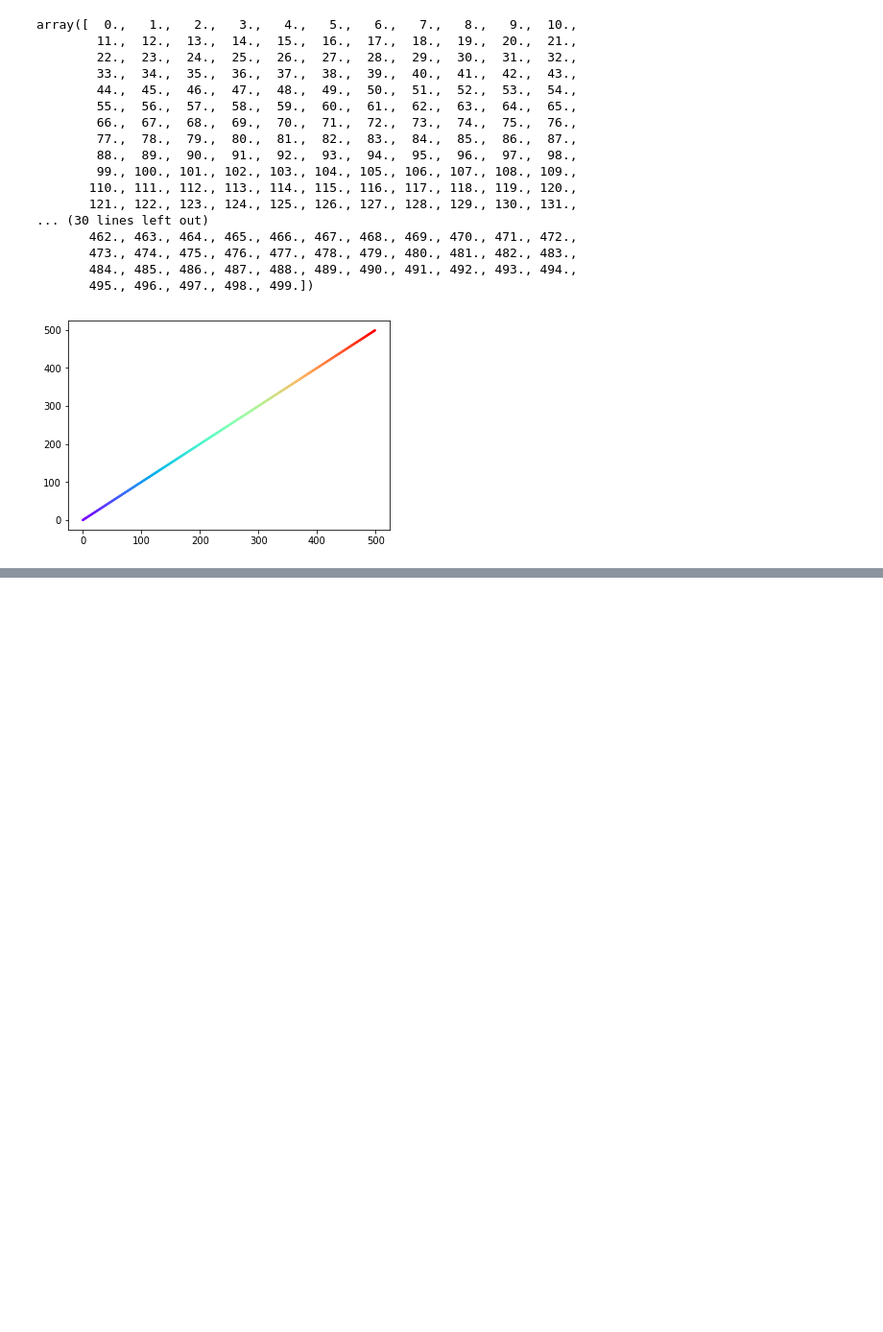
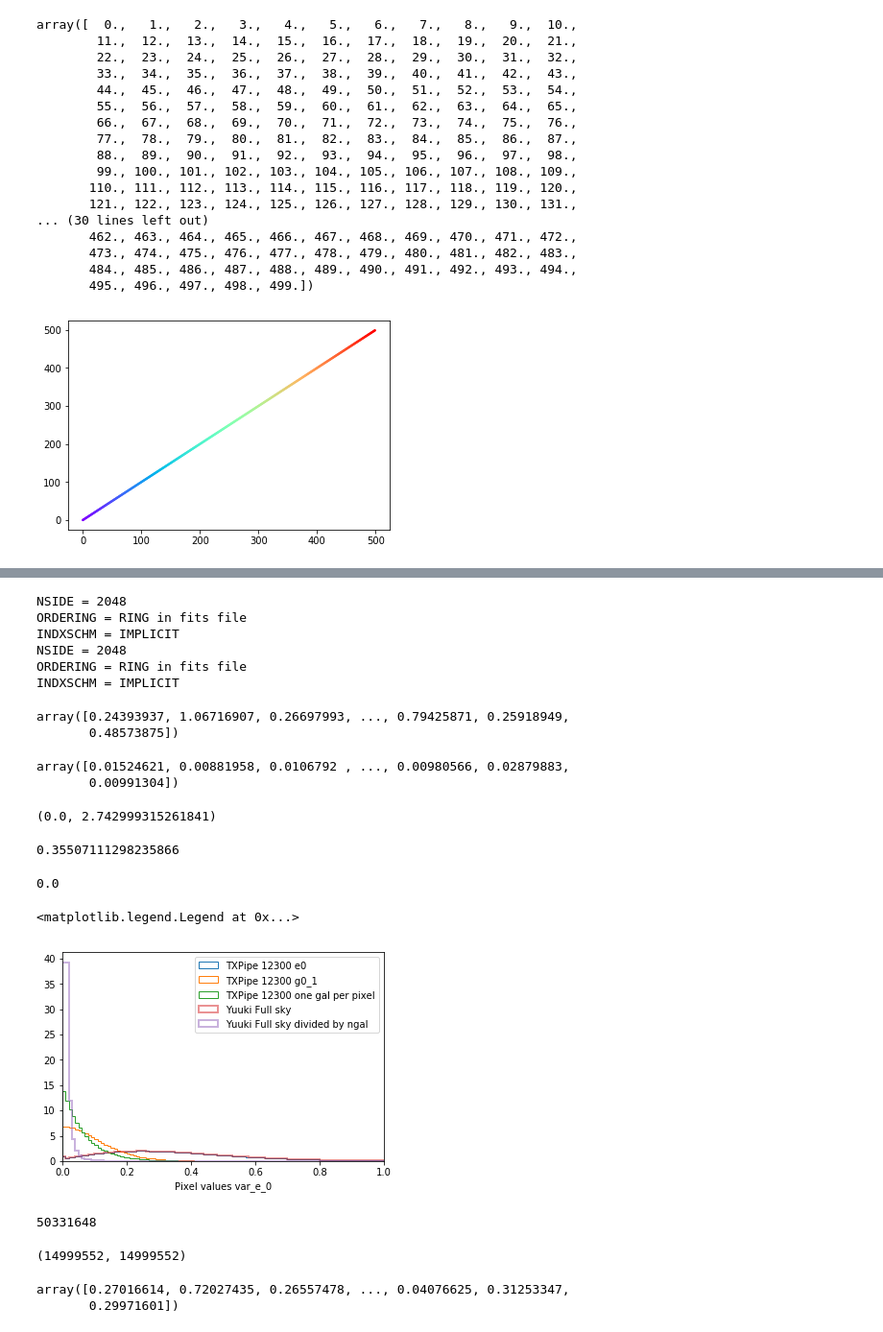
Before and after one commit to LSSTDESC/txpipe-cosmodc2, a Jupyter notebook: notebooks/CheckTXPipeOutputs.ipynb, the cells around one changed output, grey strips where cells are left out. Shown at 96% size. Saved outputs shown, nothing was run; the diff lists cells and outputs as text; code cells hidden in the pictures; blank space fills up the shorter version.

```diff
--- a/notebooks/CheckTXPipeOutputs.ipynb
+++ b/notebooks/CheckTXPipeOutputs.ipynb
@@ -239,0 +310,3 @@ sc = plt.scatter(ra, dec, c=patch, cmap=cm, s=2, vmin=0)
+# %%
+vals = ms['maps/var_e_0']['value'][:]
+vals_g1 = ms['maps/var_g1_0']['value'][:]
@@ -239,0 +346,58 @@ sc = plt.scatter(ra, dec, c=patch, cmap=cm, s=2, vmin=0)
+# %%
+m_yuuki = hp.read_map('/global/cscratch1/sd/jprat/vmap_0.npy')
+m_yuuki_dngal = hp.read_map('/global/cscratch1/sd/jprat/vmap_divngal_0.npy')
+# %% [output]
+NSIDE = 2048
+ORDERING = RING in fits file
+INDXSCHM = IMPLICIT
+NSIDE = 2048
+ORDERING = RING in fits file
+INDXSCHM = IMPLICIT
+# %%
+m_yuuki
+# %% [output]
+array([0.24393937, 1.06716907, 0.26697993, ..., 0.79425871, 0.25918949,
+       0.48573875])
+# %%
+m_yuuki_dngal
+# %% [output]
+array([0.01524621, 0.00881958, 0.0106792 , ..., 0.00980566, 0.02879883,
+       0.00991304])
+# %%
+np.min(m_yuuki), np.max(m_yuuki)
+# %% [output]
+(0.0, 2.742999315261841)
+# %%
+np.mean(m_yuuki)
+# %% [output]
+0.35507111298235866
+# %%
+np.std(0.26)
+# %% [output]
+0.0
+# %%
+
+plt.hist(vals, bins = 200, range = (0, 2),histtype = 'step' , lw = 1, density = True, label = 'TXPipe 12300 e0', )
+plt.hist(vals_g1, bins = 200, range = (0, 2),histtype = 'step' , lw = 1, density = True, label = 'TXPipe 12300 g0_1', )
+plt.hist(vals_1, bins = 200, range = (0, 2),histtype = 'step' , lw = 1, density = True, label = 'TXPipe 12300 one gal per pixel', )
+plt.hist(m_yuuki, alpha = 0.5,bins = 200, range = (0, 2), density = True, histtype = 'step' , lw = 2,ls = '-', label = 'Yuuki Full sky')
+plt.hist(m_yuuki_dngal, alpha = 0.5,bins = 200, range = (0, 2), density = True, histtype = 'step' , lw = 2,ls = '-', label = 'Yuuki Full sky divided by ngal')
+plt.xlabel('Pixel values var_e_0')
+plt.xlim(0,1)
+plt.legend()
+# %% [output]
+<matplotlib.legend.Legend at 0x...>
+[figure, added]
+# %%
+len(m_yuuki)
+# %% [output]
+50331648
+# %%
+len(vals),len(vals_1)
+# %% [output]
+(14999552, 14999552)
+# %%
+vals
+# %% [output]
+array([0.27016614, 0.72027435, 0.26557478, ..., 0.04076625, 0.31253347,
+       0.29971601])
```
Also changed, not shown: parts of 43 cells of this notebook, 4 other files.
